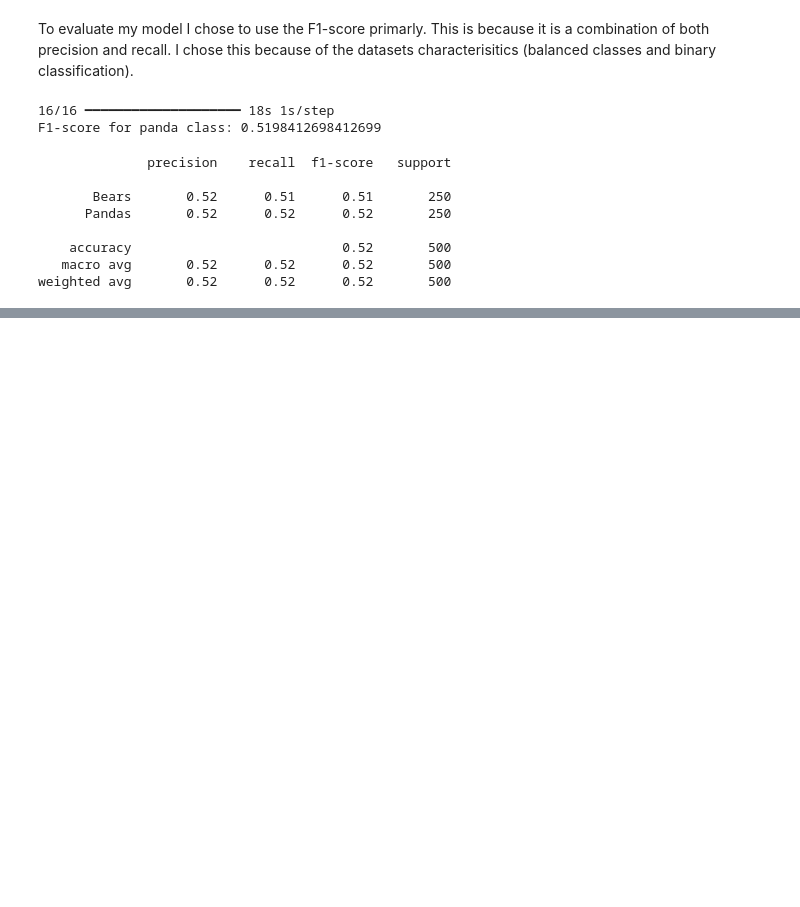
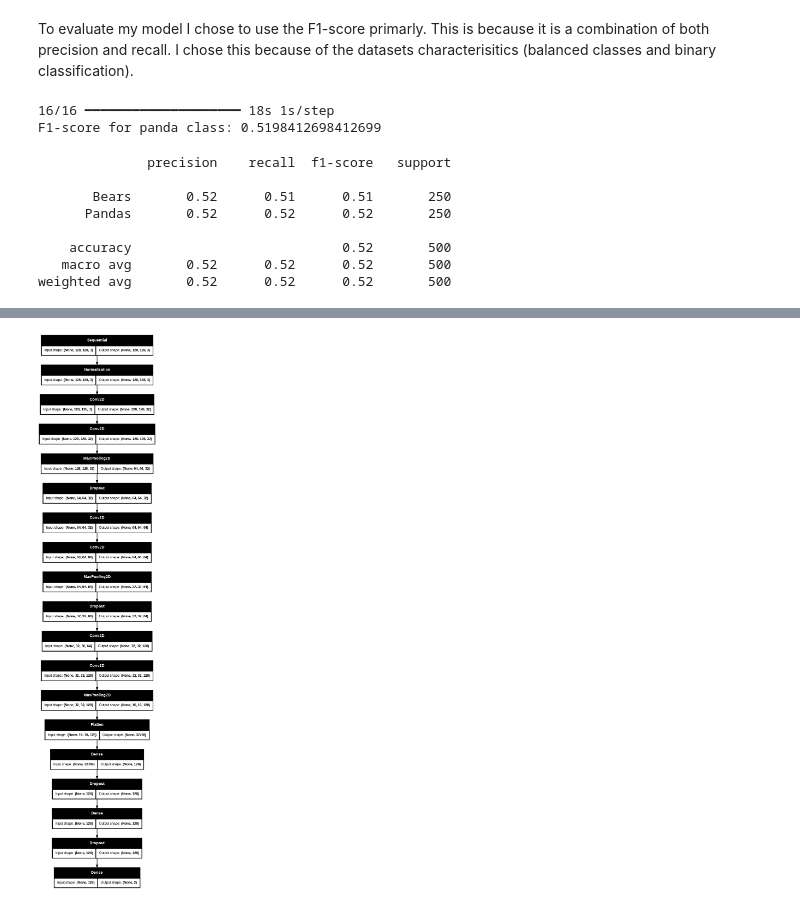
Before and after one commit to trinpanda/machine-learning-final, a Jupyter notebook: C. Model Selection & Training/Model_Selection_&_Training.ipynb, the cells around one changed output, grey strips where cells are left out. Cells and saved outputs as stored; diff of their text form; code cells hidden in the pictures; blank space fills up the shorter version.

Commit message:
added model visualization

```diff
--- a/C. Model Selection & Training/Model_Selection_&_Training.ipynb
+++ b/C. Model Selection & Training/Model_Selection_&_Training.ipynb
@@ -404,0 +434,6 @@ weighted avg       0.52      0.52      0.52       500
+# %%
+from tensorflow.keras.utils import plot_model
+
+plot_model(model, show_shapes=True, dpi=65)
+# %% [output]
+[figure, added]
```
Also changed, not shown: parts of 3 cells of this notebook.
